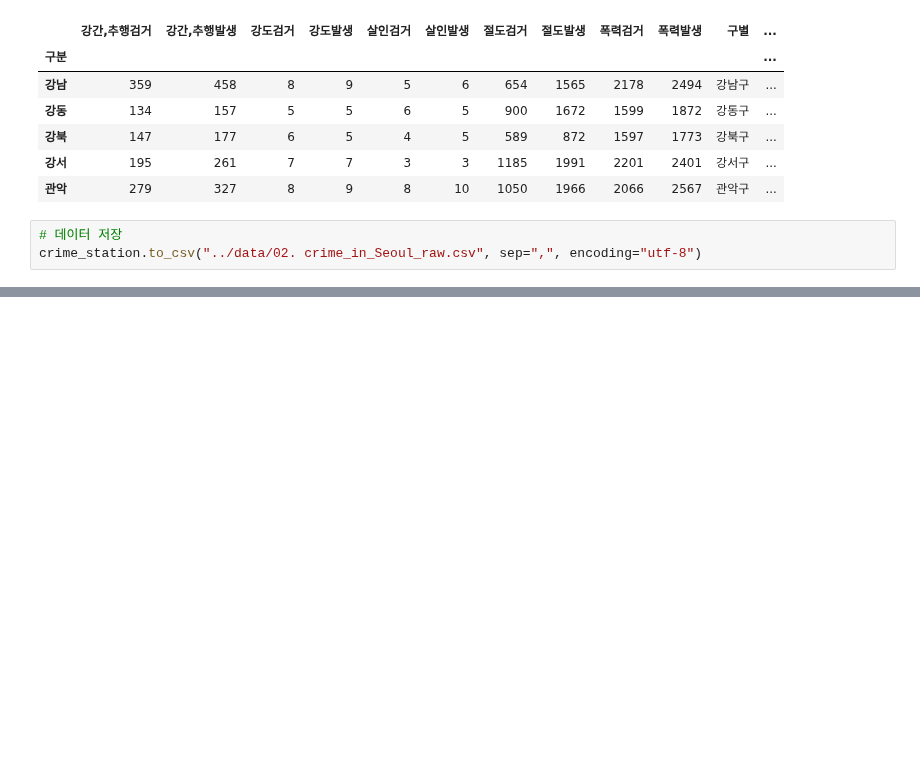
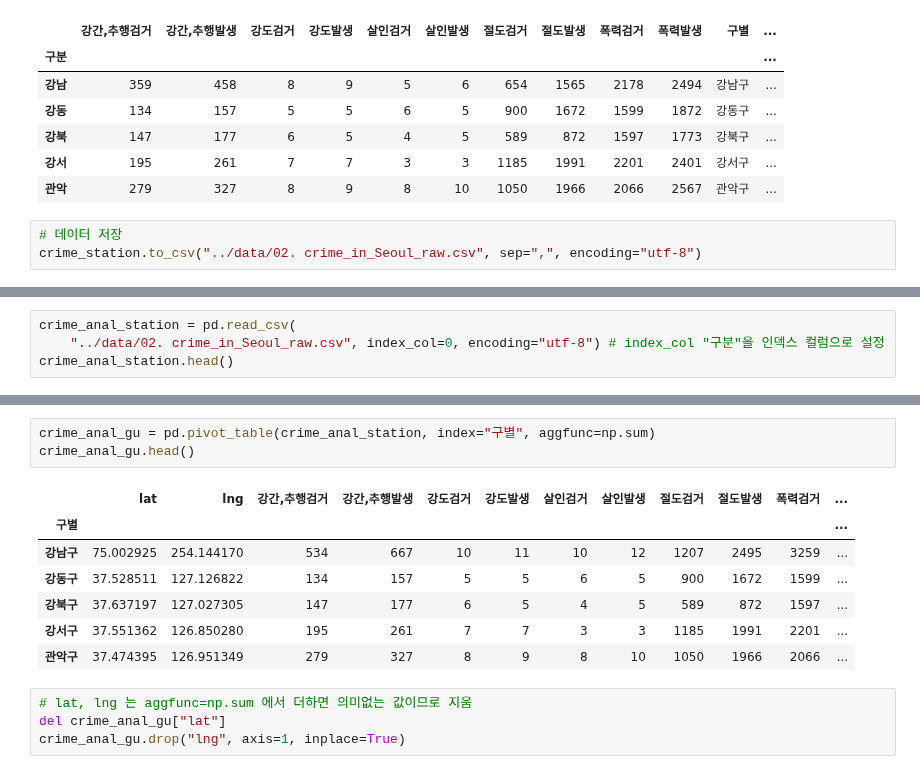
Before and after one commit to solpinetree/ds_study, a Jupyter notebook: source_code/02.Analysis Seoul Crime.ipynb, the cells around one changed output, grey strips where cells are left out. Cells and saved outputs as stored; diff of their text form; blank space fills up the shorter version.

Commit message:
02 Analysis Seoul Crime - 구별 데이터로 변경
"구별"이 인덱스가 되도록 pivot_table 이용

```diff
--- a/source_code/02.Analysis Seoul Crime.ipynb
+++ b/source_code/02.Analysis Seoul Crime.ipynb
@@ -885,0 +872,4 @@ pd.read_csv("../data/02. crime_in_Seoul_raw.csv")
+# %%
+crime_anal_station = pd.read_csv(
+    "../data/02. crime_in_Seoul_raw.csv", index_col=0, encoding="utf-8") # index_col "구분"을 인덱스 컬럼으로 설정
+crime_anal_station.head()
@@ -885,0 +884,15 @@ pd.read_csv("../data/02. crime_in_Seoul_raw.csv")
+# %%
+crime_anal_gu = pd.pivot_table(crime_anal_station, index="구별", aggfunc=np.sum)
+crime_anal_gu.head()
+# %% [output]
+|  | lat | lng | 강간,추행검거 | 강간,추행발생 | 강도검거 | 강도발생 | 살인검거 | 살인발생 | 절도검거 | 절도발생 | 폭력검거 | ... |
+| 구별 |  |  |  |  |  |  |  |  |  |  |  | ... |
+| 강남구 | 75.002925 | 254.144170 | 534 | 667 | 10 | 11 | 10 | 12 | 1207 | 2495 | 3259 | ... |
+| 강동구 | 37.528511 | 127.126822 | 134 | 157 | 5 | 5 | 6 | 5 | 900 | 1672 | 1599 | ... |
+| 강북구 | 37.637197 | 127.027305 | 147 | 177 | 6 | 5 | 4 | 5 | 589 | 872 | 1597 | ... |
+| 강서구 | 37.551362 | 126.850280 | 195 | 261 | 7 | 7 | 3 | 3 | 1185 | 1991 | 2201 | ... |
+| 관악구 | 37.474395 | 126.951349 | 279 | 327 | 8 | 9 | 8 | 10 | 1050 | 1966 | 2066 | ... |
+# %%
+# lat, lng 는 aggfunc=np.sum 에서 더하면 의미없는 값이므로 지움
+del crime_anal_gu["lat"]
+crime_anal_gu.drop("lng", axis=1, inplace=True)
```
Also changed, not shown: parts of 14 cells of this notebook.
